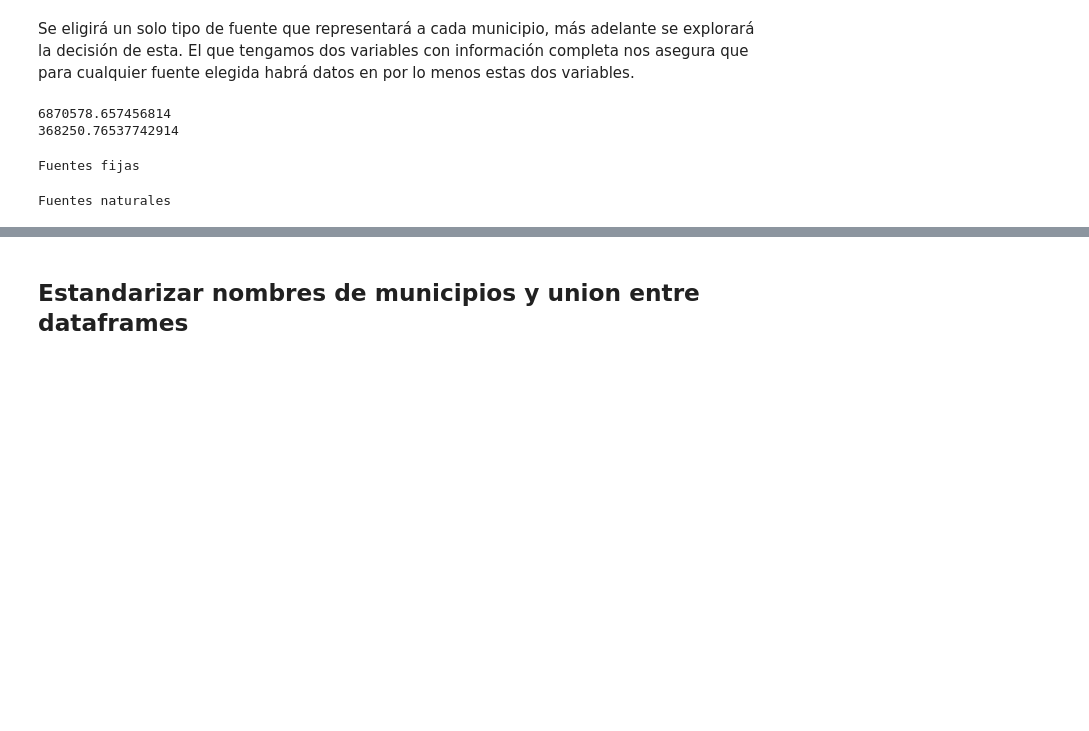
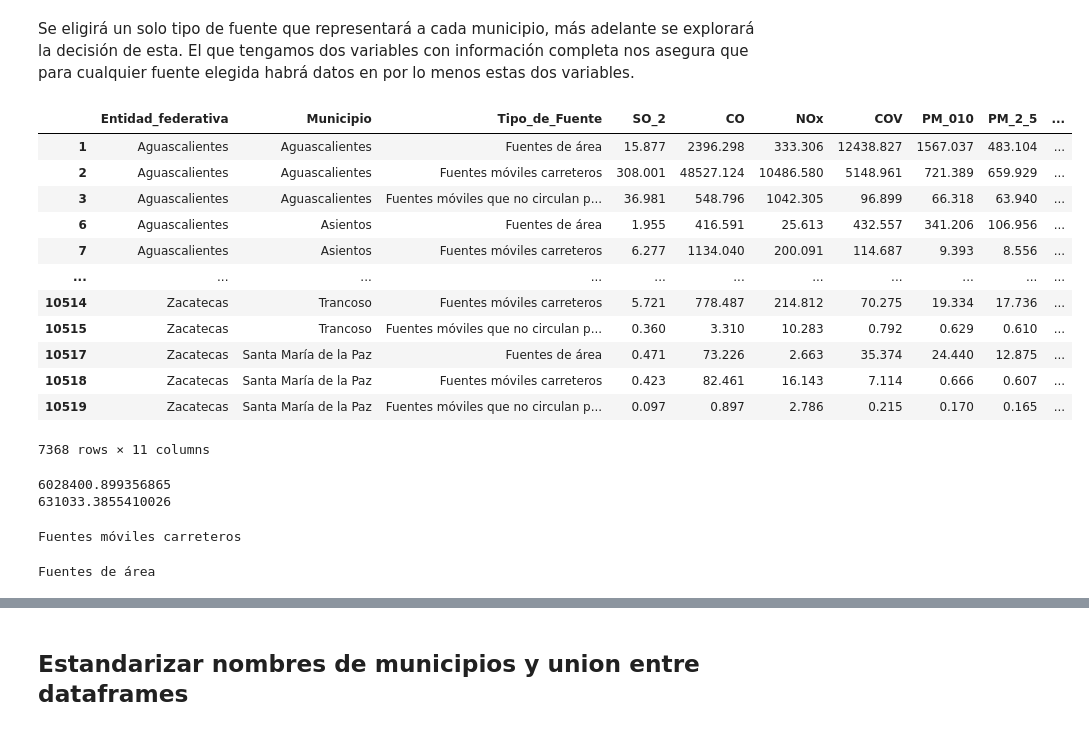
Before and after one commit to JuanPabloDP/Environmental-pollution-and-health-GBN, a Jupyter notebook: scripts/visualizacion.ipynb, the cells around one changed output, grey strips where cells are left out. Drawn from its saved outputs; the diff is of its cells as text; code cells hidden in the pictures; blank space fills up the shorter version.

```diff
--- a/scripts/visualizacion.ipynb
+++ b/scripts/visualizacion.ipynb
@@ -159,23 +176,41 @@ array(['Fuentes fijas', 'Fuentes de área', 'Fuentes móviles carreteros',
        'Fuentes naturales'], dtype=object)
 # %% [markdown]
 Se eligirá un solo tipo de fuente que representará a cada municipio, más adelante se explorará la decisión de esta. El que tengamos dos variables con información completa nos asegura que para cualquier fuente elegida habrá datos en por lo menos estas dos variables.
+# %%
+values_to_omit = ["Fuentes fijas", "Fuentes naturales"]
+contaminantes = contaminantes[~contaminantes["Tipo_de_Fuente"].isin(values_to_omit)]
+contaminantes
+# %% [output]
+|  | Entidad_federativa | Municipio | Tipo_de_Fuente | SO_2 | CO | NOx | COV | PM_010 | PM_2_5 | ... |
+| 1 | Aguascalientes | Aguascalientes | Fuentes de área | 15.877 | 2396.298 | 333.306 | 12438.827 | 1567.037 | 483.104 | ... |
+| 2 | Aguascalientes | Aguascalientes | Fuentes móviles carreteros | 308.001 | 48527.124 | 10486.580 | 5148.961 | 721.389 | 659.929 | ... |
+| 3 | Aguascalientes | Aguascalientes | Fuentes móviles que no circulan p... | 36.981 | 548.796 | 1042.305 | 96.899 | 66.318 | 63.940 | ... |
+| 6 | Aguascalientes | Asientos | Fuentes de área | 1.955 | 416.591 | 25.613 | 432.557 | 341.206 | 106.956 | ... |
+| 7 | Aguascalientes | Asientos | Fuentes móviles carreteros | 6.277 | 1134.040 | 200.091 | 114.687 | 9.393 | 8.556 | ... |
+| ... | ... | ... | ... | ... | ... | ... | ... | ... | ... | ... |
+| 10514 | Zacatecas | Trancoso | Fuentes móviles carreteros | 5.721 | 778.487 | 214.812 | 70.275 | 19.334 | 17.736 | ... |
+| 10515 | Zacatecas | Trancoso | Fuentes móviles que no circulan p... | 0.360 | 3.310 | 10.283 | 0.792 | 0.629 | 0.610 | ... |
+| 10517 | Zacatecas | Santa María de la Paz | Fuentes de área | 0.471 | 73.226 | 2.663 | 35.374 | 24.440 | 12.875 | ... |
+| 10518 | Zacatecas | Santa María de la Paz | Fuentes móviles carreteros | 0.423 | 82.461 | 16.143 | 7.114 | 0.666 | 0.607 | ... |
+| 10519 | Zacatecas | Santa María de la Paz | Fuentes móviles que no circulan p... | 0.097 | 0.897 | 2.786 | 0.215 | 0.170 | 0.165 | ... |
+7368 rows × 11 columns
 # %%
-print(contaminantes[contaminantes["Tipo_de_Fuente"]=="Fuentes fijas"]["NOx"].var())
-print(contaminantes[contaminantes["Tipo_de_Fuente"]=="Fuentes fijas"]["COV"].var())
+print(contaminantes[contaminantes["Tipo_de_Fuente"]=="Fuentes móviles carreteros"]["NOx"].var())
+print(contaminantes[contaminantes["Tipo_de_Fuente"]=="Fuentes móviles carreteros"]["COV"].var())
 # %% [output]
-6870578.657456814
-368250.76537742914
+6028400.899356865
+631033.3855410026
 # %%
 itemVars=[]
 for item in contaminantes["Tipo_de_Fuente"].unique():
     itemVars.append(contaminantes[contaminantes["Tipo_de_Fuente"]==item]["NOx"].var())
 print(contaminantes["Tipo_de_Fuente"].unique()[itemVars.index(max(itemVars))])
 # %% [output]
-Fuentes fijas
+Fuentes móviles carreteros
 # %%
 itemVars=[]
 for item in contaminantes["Tipo_de_Fuente"].unique():
     itemVars.append(contaminantes[contaminantes["Tipo_de_Fuente"]==item]["COV"].var())
 print(contaminantes["Tipo_de_Fuente"].unique()[itemVars.index(max(itemVars))])
 # %% [output]
-Fuentes naturales
+Fuentes de área
```
Also changed, not shown: parts of 22 cells of this notebook.
